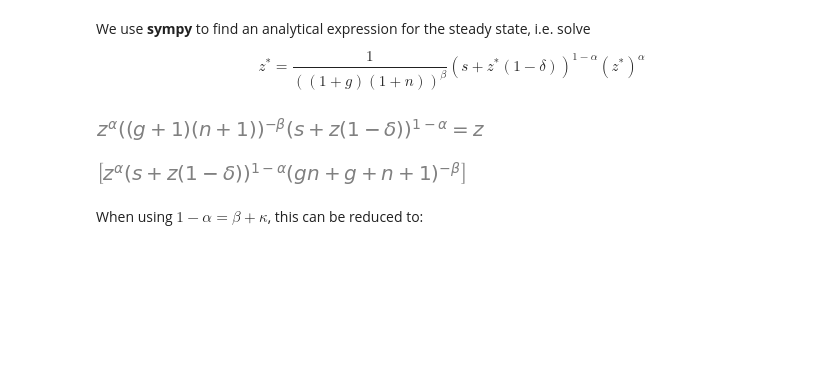
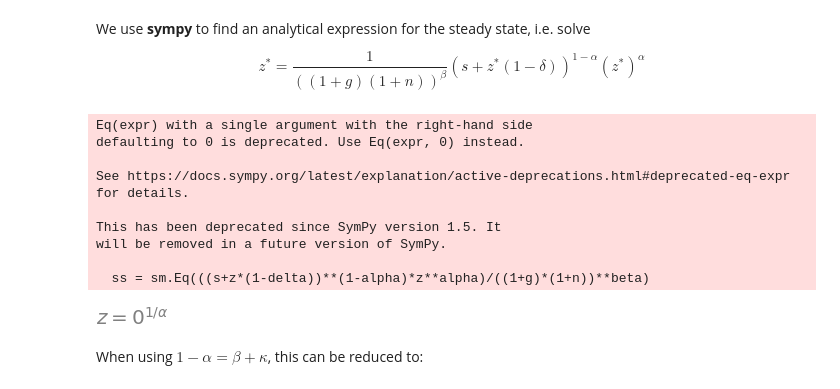
Before and after one commit to NumEconCopenhagen/projects-2023-mc, a Jupyter notebook: modelproject/modelproject.ipynb, the cells around one changed output. Cells and saved outputs as stored; diff of their text form; code cells hidden in the pictures; blank space fills up the shorter version.

```diff
--- a/modelproject/modelproject.ipynb
+++ b/modelproject/modelproject.ipynb
@@ -76,21 +79,21 @@ s = sm.symbols('s') #savings/investment rate
 g = sm.symbols('g') #growth in technology
 n = sm.symbols('n') #growth in labour force
 # %%
-#z_trans = sm.Eq(((s+z*(1-delta))**(1-alpha)*z**alpha)/((1+g)*(1+n))**beta, z)
-#z_trans
+ss = sm.Eq(((s+z*(1-delta))**(1-alpha)*z**alpha)/((1+g)*(1+n))**beta)
+ssz = sm.solve(ss,z) [0]
+sm.Eq(z,ssz)
+# %% [output]
+Eq(expr) with a single argument with the right-hand side
+defaulting to 0 is deprecated. Use Eq(expr, 0) instead.
+
+See https://docs.sympy.org/latest/explanation/active-deprecations.html#deprecated-eq-expr
+for details.
+
+This has been deprecated since SymPy version 1.5. It
+will be removed in a future version of SymPy.
+
+  ss = sm.Eq(((s+z*(1-delta))**(1-alpha)*z**alpha)/((1+g)*(1+n))**beta)
+[figure, added]
-# %%
-#Then we define the steady state equations
-ss1 = sm.Eq(((s+z*(1-delta))**(1-alpha))*z**alpha/(((1+n)*(1+g))**beta), z)
-ss1
-# %% [output]
-[figure, removed]
-# %%
-#KAN MÅSKE SLETTES, DA VI IKKE HAR TO LIGNINGER?
-#We solve the steady state equations for z
-sss1 = sm.solve((ss1), z, implicit = True)
-sss1
-# %% [output]
-[figure, removed]
 # %% [markdown]
 When using $ 1 - \alpha = \beta + \kappa $, this can be reduced to:
 # %% [markdown]
```
Also changed, not shown: parts of 46 cells of this notebook, 1 other file.
